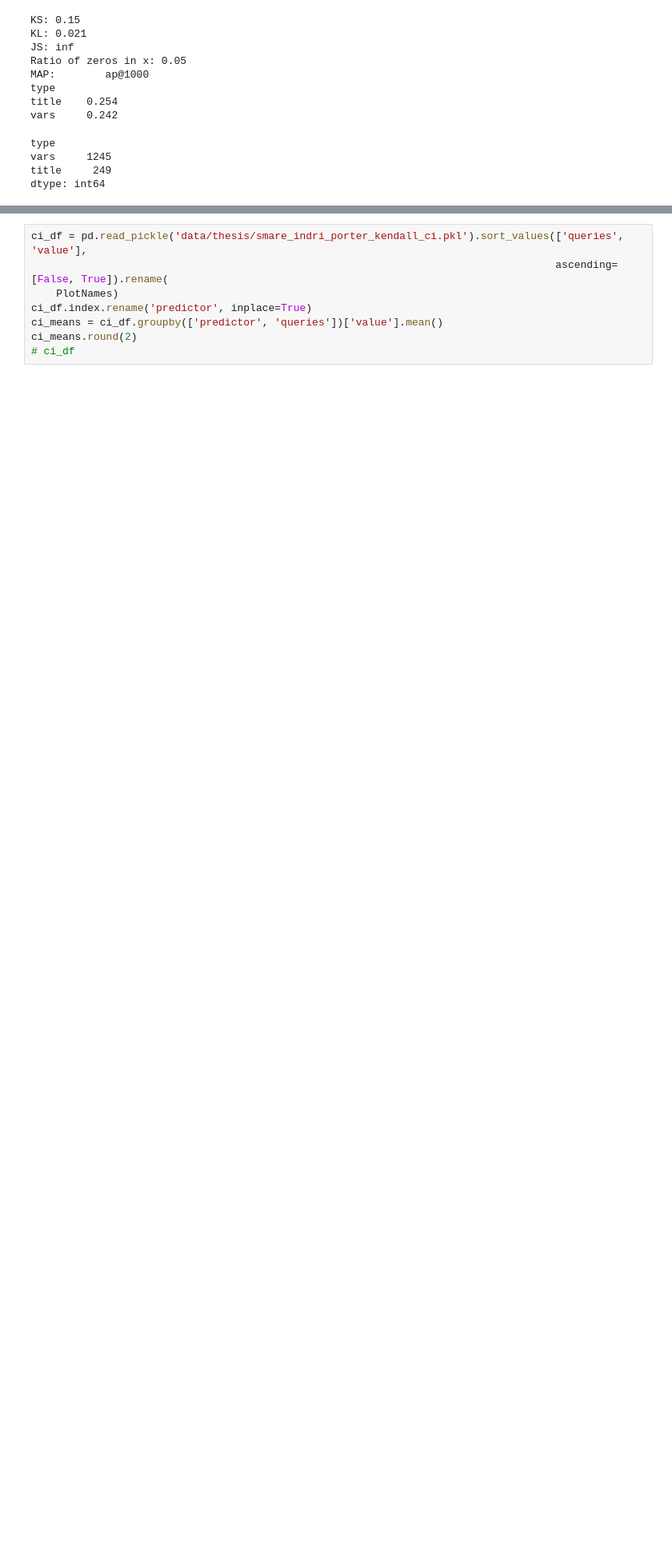
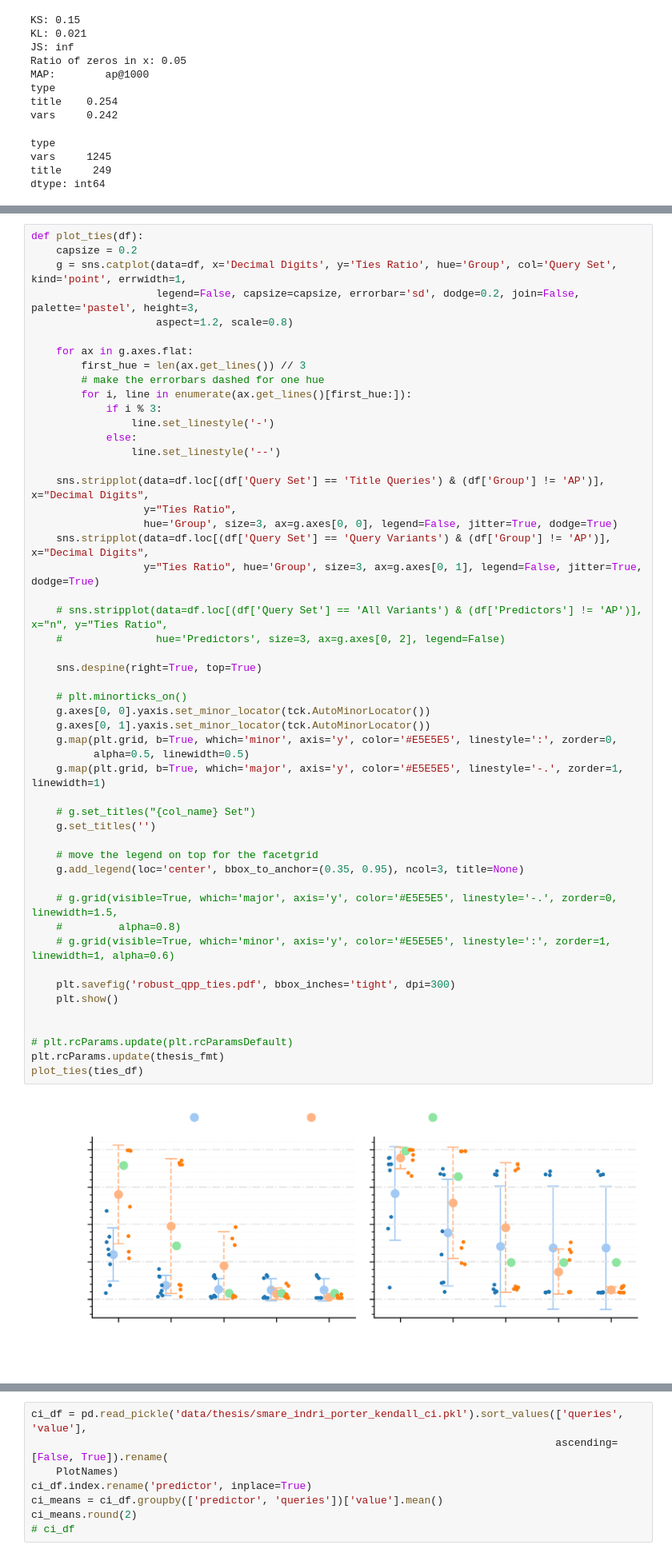
Before and after one commit to Zendelo/cs-qpp, a Jupyter notebook: SARE-plots.ipynb, the cells around one changed output, grey strips where cells are left out. Shown: that part at 80% size. Drawn from its saved outputs; the diff is of its cells as text; blank space fills up the shorter version.

```diff
--- a/SARE-plots.ipynb
+++ b/SARE-plots.ipynb
@@ -213,3 +342,56 @@ dtype: int64
+# %%
+def plot_ties(df):
+    capsize = 0.2
+    g = sns.catplot(data=df, x='Decimal Digits', y='Ties Ratio', hue='Group', col='Query Set', kind='point', errwidth=1,
+                    legend=False, capsize=capsize, errorbar='sd', dodge=0.2, join=False, palette='pastel', height=3,
+                    aspect=1.2, scale=0.8)
+
+    for ax in g.axes.flat:
+        first_hue = len(ax.get_lines()) // 3
+        # make the errorbars dashed for one hue
+        for i, line in enumerate(ax.get_lines()[first_hue:]):
+            if i % 3:
+                line.set_linestyle('-')
+            else:
+                line.set_linestyle('--')
+
+    sns.stripplot(data=df.loc[(df['Query Set'] == 'Title Queries') & (df['Group'] != 'AP')], x="Decimal Digits",
+                  y="Ties Ratio",
+                  hue='Group', size=3, ax=g.axes[0, 0], legend=False, jitter=True, dodge=True)
+    sns.stripplot(data=df.loc[(df['Query Set'] == 'Query Variants') & (df['Group'] != 'AP')], x="Decimal Digits",
+                  y="Ties Ratio", hue='Group', size=3, ax=g.axes[0, 1], legend=False, jitter=True, dodge=True)
+
+    # sns.stripplot(data=df.loc[(df['Query Set'] == 'All Variants') & (df['Predictors'] != 'AP')], x="n", y="Ties Ratio",
+    #               hue='Predictors', size=3, ax=g.axes[0, 2], legend=False)
+
+    sns.despine(right=True, top=True)
+
+    # plt.minorticks_on()
+    g.axes[0, 0].yaxis.set_minor_locator(tck.AutoMinorLocator())
+    g.axes[0, 1].yaxis.set_minor_locator(tck.AutoMinorLocator())
+    g.map(plt.grid, b=True, which='minor', axis='y', color='#E5E5E5', linestyle=':', zorder=0,
+          alpha=0.5, linewidth=0.5)
+    g.map(plt.grid, b=True, which='major', axis='y', color='#E5E5E5', linestyle='-.', zorder=1, linewidth=1)
+
+    # g.set_titles("{col_name} Set")
+    g.set_titles('')
+
+    # move the legend on top for the facetgrid
+    g.add_legend(loc='center', bbox_to_anchor=(0.35, 0.95), ncol=3, title=None)
+
+    # g.grid(visible=True, which='major', axis='y', color='#E5E5E5', linestyle='-.', zorder=0, linewidth=1.5,
+    #         alpha=0.8)
+    # g.grid(visible=True, which='minor', axis='y', color='#E5E5E5', linestyle=':', zorder=1, linewidth=1, alpha=0.6)
+
+    plt.savefig('robust_qpp_ties.pdf', bbox_inches='tight', dpi=300)
+    plt.show()
+
+
+# plt.rcParams.update(plt.rcParamsDefault)
+plt.rcParams.update(thesis_fmt)
+plot_ties(ties_df)
+# %% [output]
+[figure, added]
 # %%
 def plot_kde_ap(df, fill=True, savefigure=False):
     _df = df.replace(PlotNames)
```
Also changed, not shown: parts of 5 cells of this notebook.
